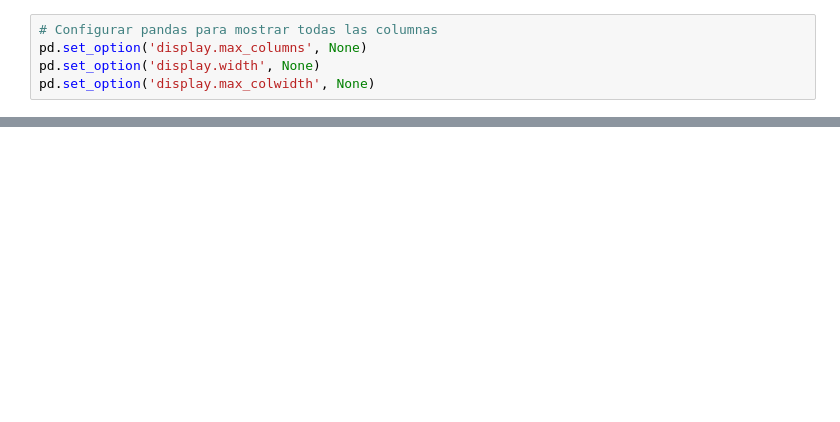
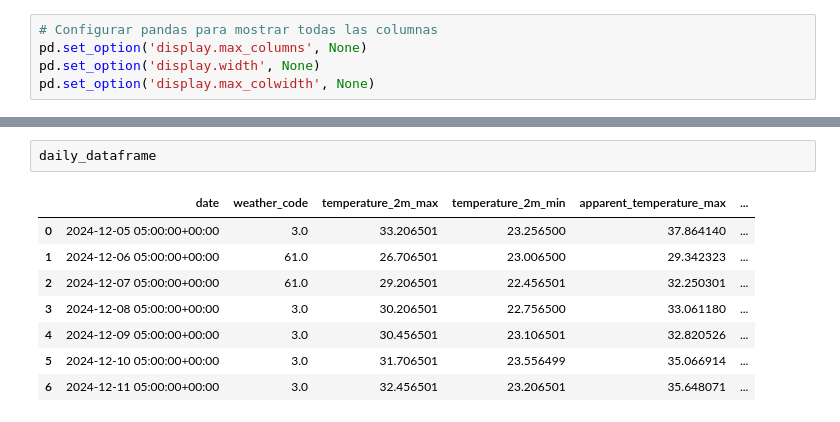
Before and after one commit to aszurita/dashboard, a Jupyter notebook: src/prueba.ipynb, the cells around one changed output, grey strips where cells are left out. Saved outputs shown, nothing was run; the diff lists cells and outputs as text; blank space fills up the shorter version.

```diff
--- a/src/prueba.ipynb
+++ b/src/prueba.ipynb
@@ -155,0 +260,11 @@ daily_dataframe
+# %%
+daily_dataframe
+# %% [output]
+|  | date | weather_code | temperature_2m_max | temperature_2m_min | apparent_temperature_max | ... |
+| 0 | 2024-12-05 05:00:00+00:00 | 3.0 | 33.206501 | 23.256500 | 37.864140 | ... |
+| 1 | 2024-12-06 05:00:00+00:00 | 61.0 | 26.706501 | 23.006500 | 29.342323 | ... |
+| 2 | 2024-12-07 05:00:00+00:00 | 61.0 | 29.206501 | 22.456501 | 32.250301 | ... |
+| 3 | 2024-12-08 05:00:00+00:00 | 3.0 | 30.206501 | 22.756500 | 33.061180 | ... |
+| 4 | 2024-12-09 05:00:00+00:00 | 3.0 | 30.456501 | 23.106501 | 32.820526 | ... |
+| 5 | 2024-12-10 05:00:00+00:00 | 3.0 | 31.706501 | 23.556499 | 35.066914 | ... |
+| 6 | 2024-12-11 05:00:00+00:00 | 3.0 | 32.456501 | 23.206501 | 35.648071 | ... |
```
Also changed, not shown: parts of 7 cells of this notebook, 5 other files.
